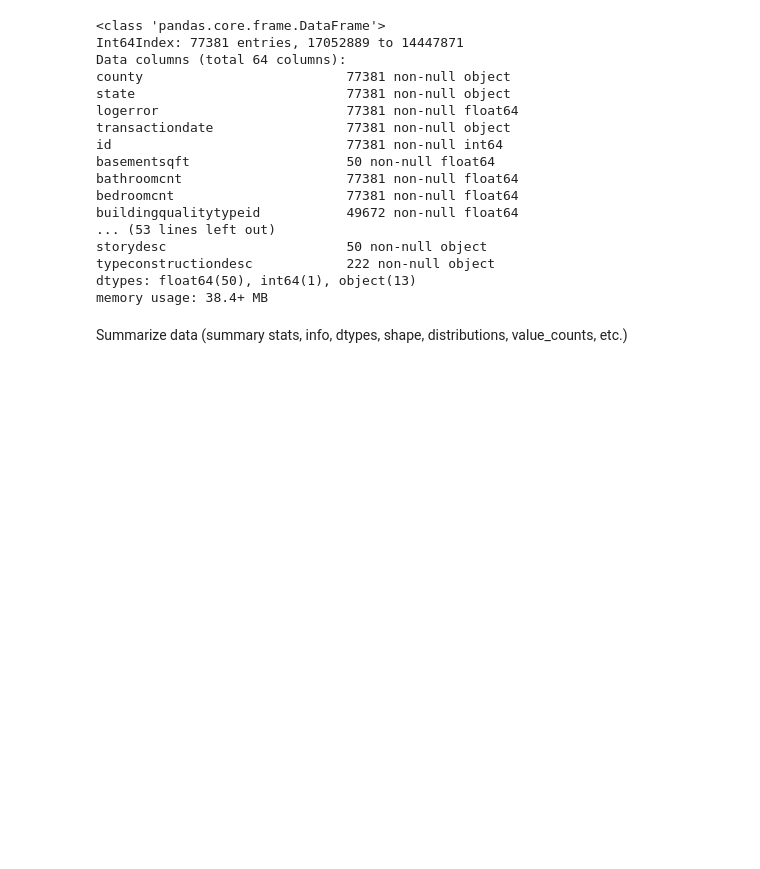
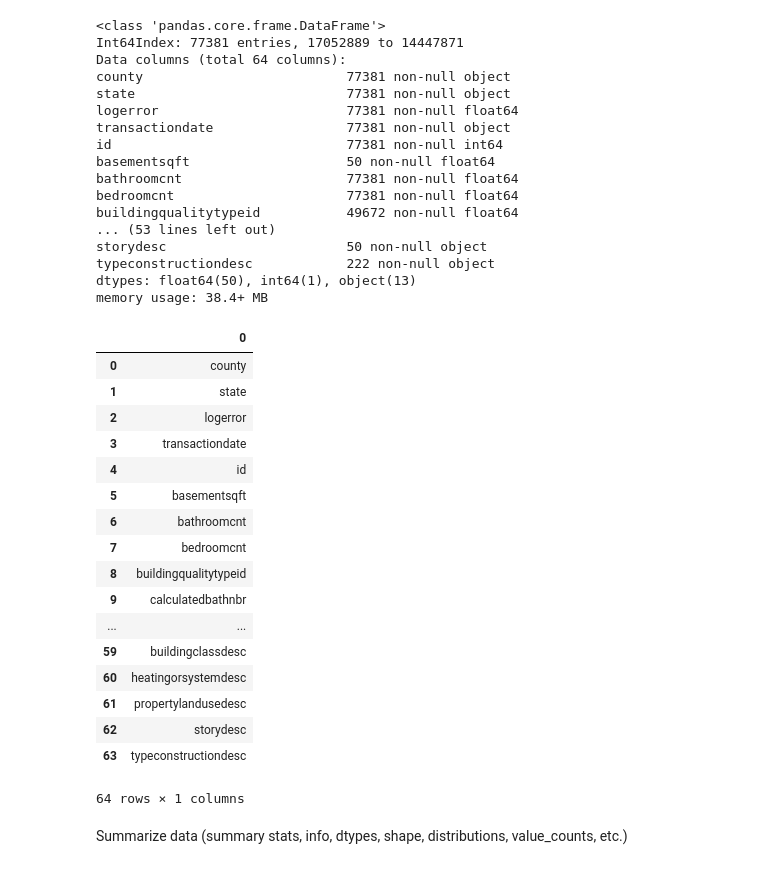
Before and after one commit to Jacqueline-A-Shay/ds-methodologies-exercises, a Jupyter notebook: clustering/zillow.ipynb, the cells around one changed output. Cells and saved outputs as stored; diff of their text form; code cells hidden in the pictures; blank space fills up the shorter version.

```diff
--- a/clustering/zillow.ipynb
+++ b/clustering/zillow.ipynb
@@ -48,5 +84,26 @@ storydesc                       50 non-null object
 typeconstructiondesc            222 non-null object
 dtypes: float64(50), int64(1), object(13)
 memory usage: 38.4+ MB
+# %%
+pd.DataFrame(df.columns)
+# %% [output]
+|  | 0 |
+| 0 | county |
+| 1 | state |
+| 2 | logerror |
+| 3 | transactiondate |
+| 4 | id |
+| 5 | basementsqft |
+| 6 | bathroomcnt |
+| 7 | bedroomcnt |
+| 8 | buildingqualitytypeid |
+| 9 | calculatedbathnbr |
+| ... | ... |
+| 59 | buildingclassdesc |
+| 60 | heatingorsystemdesc |
+| 61 | propertylandusedesc |
+| 62 | storydesc |
+| 63 | typeconstructiondesc |
+64 rows × 1 columns
 # %% [markdown]
 Summarize data (summary stats, info, dtypes, shape, distributions, value_counts, etc.)
```
Also changed, not shown: parts of 12 cells of this notebook, 6 other files.
